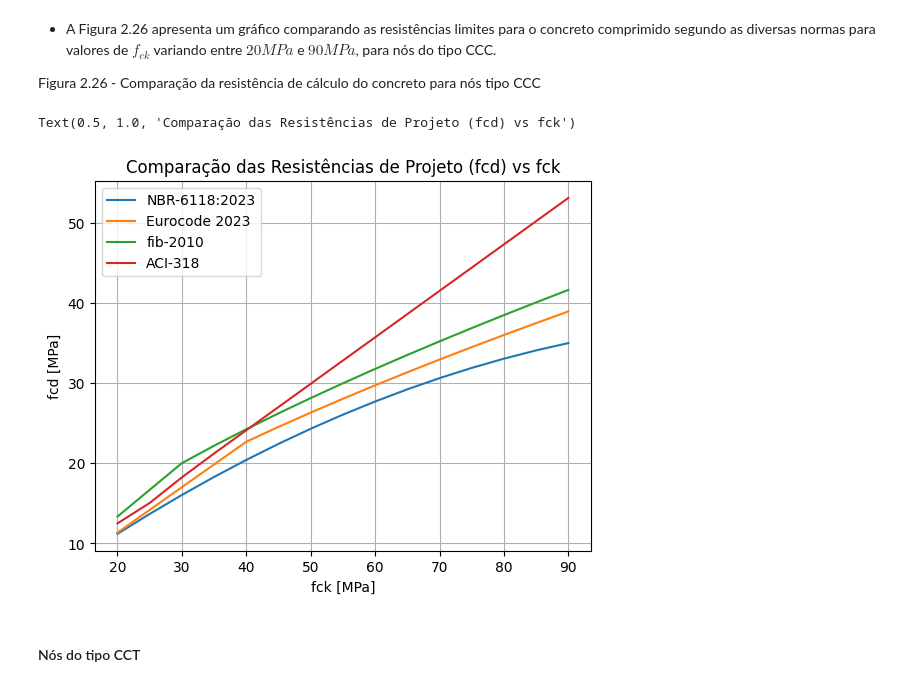
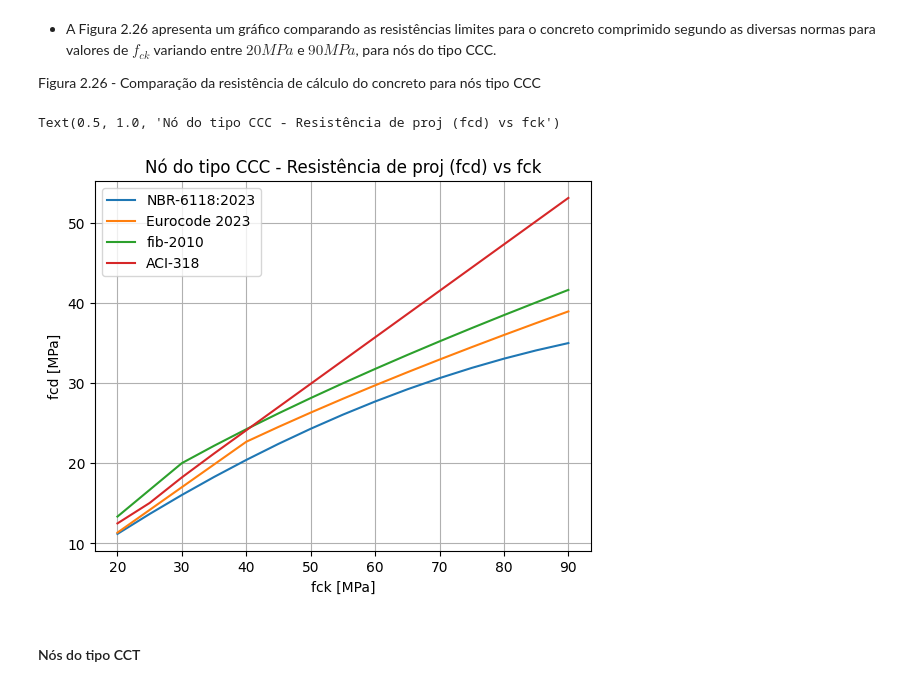
Before and after one commit to mvreal/ST, a Jupyter notebook: Capitulo_2-6.ipynb, the cells around one changed output. Drawn from its saved outputs; the diff is of its cells as text; code cells hidden in the pictures.

```diff
--- a/Capitulo_2-6.ipynb
+++ b/Capitulo_2-6.ipynb
@@ -343,6 +343,7 @@ $$f_c^{\prime} = \frac{f_{cr}^{\prime} - 5 MPa}{1,10}, \quad \text{para} \quad f
 
 Figura 2.26 - Comparação da resistência de cálculo do concreto para nós tipo CCC
 # %%
+# Resistência à compressão de cálculo para nó do tipo CCC
 import numpy as np
 import matplotlib.pyplot as plt
 
@@ -378,36 +379,36 @@ def calcular_fcd_aci(fck):
     beta_c = 1.00
     beta_n = 1.00
     sigma_fc = 4.00
     fcm = fck + 1.645 * sigma_fc
     if fck < 21:
         return phi * 0.85 * beta_c * beta_n * (fcm - 7)
     elif fck < 35:
         return phi * 0.85 * beta_c * beta_n * (fcm - 8)
     else:
         return phi * 0.85 * beta_c * beta_n * ((fcm - 5) / 1.10)
 
 # Cálculo das resistências de projeto para cada valor de fck
 for i, fc in enumerate(fck):
     fcd_nbr[i] = calcular_fcd_nbr(fc)
     fcd_ec[i] = calcular_fcd_ec(fc)
     fcd_fib[i] = calcular_fcd_fib(fc)
     fcd_aci[i] = calcular_fcd_aci(fc)
 
 # Plotagem do gráfico
 plt.plot(fck, fcd_nbr, label="NBR-6118:2023")
 plt.plot(fck, fcd_ec, label="Eurocode 2023")
 plt.plot(fck, fcd_fib, label="fib-2010")
 plt.plot(fck, fcd_aci, label="ACI-318")
 
 plt.legend()
 plt.xlabel("fck [MPa]")
 plt.ylabel("fcd [MPa]")
 plt.grid()
-plt.title("Comparação das Resistências de Projeto (fcd) vs fck")
+plt.title("Nó do tipo CCC - Resistência de proj (fcd) vs fck")
 #plt.show()
 # %% [output]
-Text(0.5, 1.0, 'Comparação das Resistências de Projeto (fcd) vs fck')
+Text(0.5, 1.0, 'Nó do tipo CCC - Resistência de proj (fcd) vs fck')
-[figure, old version]
+[figure, new version]
 # %% [markdown]
 #### Nós do tipo CCT
 # %% [markdown]
```
Also changed, not shown: parts of 4 cells of this notebook.
